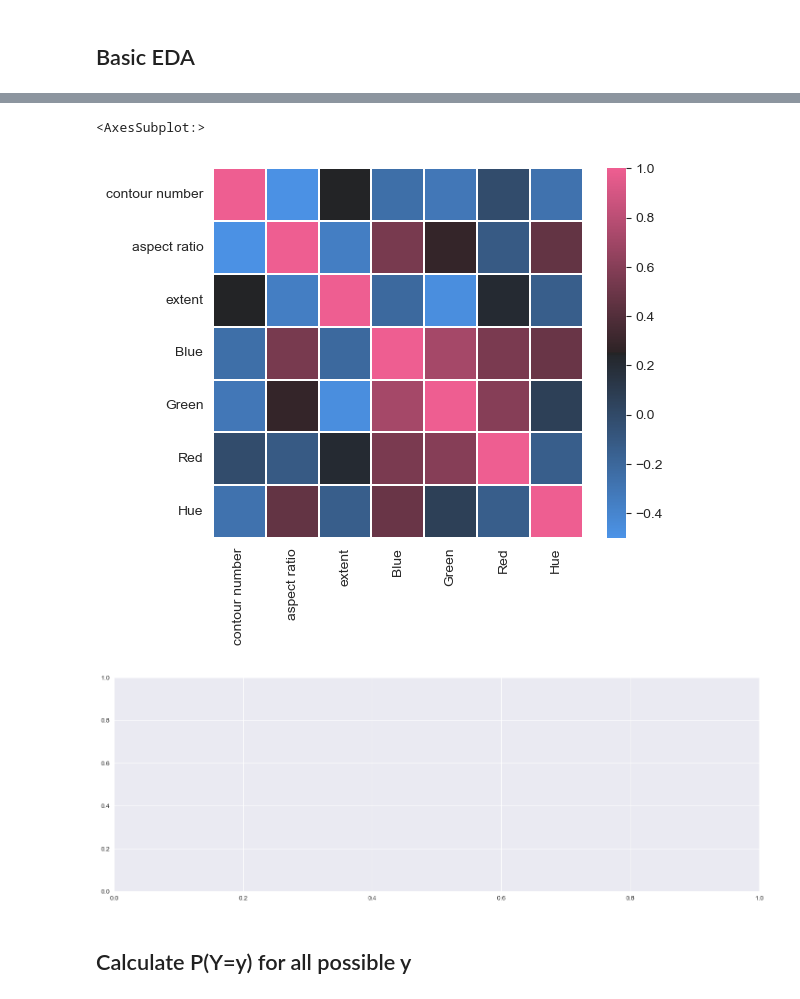
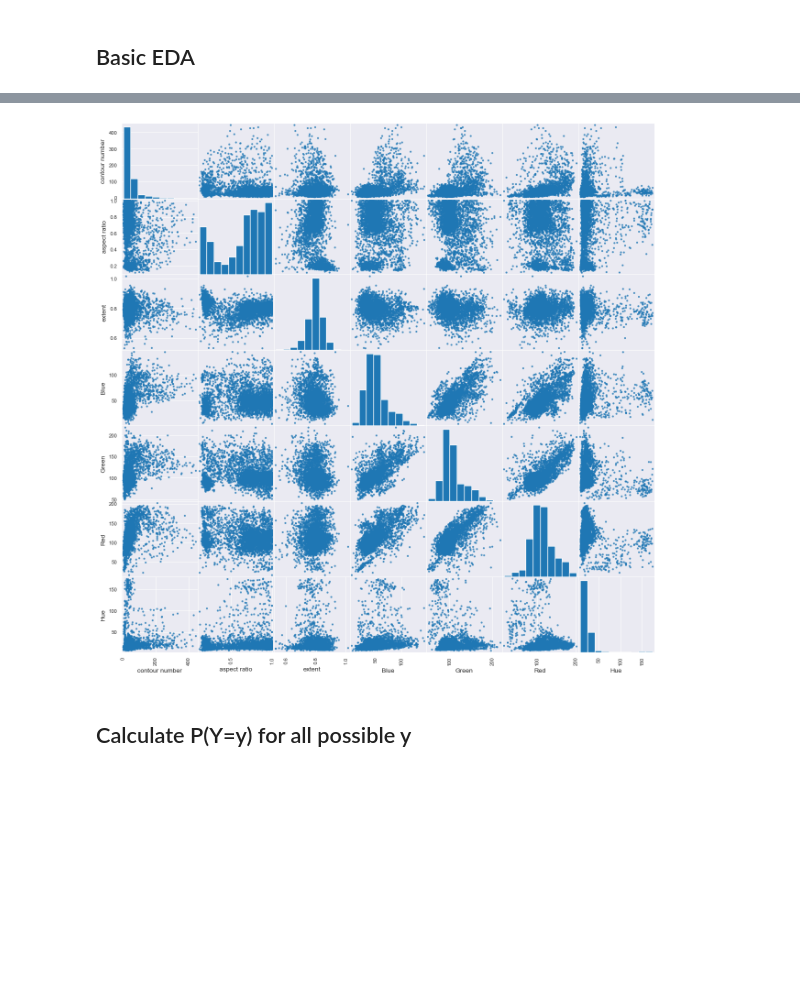
Before and after one commit to Hannes-Bornemann/KI_Gemuese, a Jupyter notebook: Michelle/naive_bayes_yt.ipynb, the cells around one changed output, grey strips where cells are left out. Drawn from its saved outputs; the diff is of its cells as text; code cells hidden in the pictures; blank space fills up the shorter version.

```diff
--- a/Michelle/naive_bayes_yt.ipynb
+++ b/Michelle/naive_bayes_yt.ipynb
@@ -25,7 +33,0 @@ data["class"].hist()
-# %%
-corr = data.iloc[:,:-1].corr(method="pearson")
-cmap = sns.diverging_palette(250,354,80,60,center='dark',as_cmap=True)
-sns.heatmap(corr, vmax=1, vmin=-.5, cmap=cmap, square=True, linewidths=.2)
-# %% [output]
-<AxesSubplot:>
-[figure, removed]
@@ -35,24 +34,15 @@ sns.heatmap(corr, vmax=1, vmin=-.5, cmap=cmap, square=True, linewidths=.2)
-# %%
-#print(data['contour number'])
-#data_series = pd.Series([28, 68, 51, 31, 50, 56, 56, 41, 31, 36])
-fig, axes = plt.subplots(1, 1, figsize=(18, 6), sharey=True)
-#sns.histplot(data_series, kde=True, color='r', ax=axes[0])
-
-#sns.histplot(data['contour number'], kde=True, color='r')
-
-# contour_numbers = data['contour number'].values
-# sns.histplot(contour_numbers, kde=True, color='r')
-
-# fig, axes = plt.subplots(1, 3, figsize=(18, 6), sharey=True)
-# sns.histplot(data, ax=axes[0], x='contour number', kde=True, color='r')
-# sns.histplot(data, ax=axes[1], x='aspect ratio', kde=True, color='b')
-# sns.histplot(data, ax=axes[2], x='extent', kde=True)
-# sns.histplot(data, ax=axes[2], x='Blue', kde=True)
-# sns.histplot(data, ax=axes[2], x='Green', kde=True)
-# sns.histplot(data, ax=axes[2], x='Red', kde=True)
-# sns.histplot(data, ax=axes[2], x='Hue', kde=True)
-# %% [output]
-[figure, removed]
+# %%
+from pandas.plotting import scatter_matrix
+
+# Du kannst hier die gewünschten Merkmale auswählen, abhängig von deinem Datenrahmen
+selected_features = ["contour number", "aspect ratio", "extent", "Blue", "Green", "Red", "Hue"]
+
+# Scatter Matrix erstellen
+scatter_matrix(data[selected_features], alpha=0.8, figsize=(15, 15), diagonal='hist')
+
+plt.show()
+# %% [output]
+[figure, added]
 # %% [markdown]
 ## Calculate P(Y=y) for all possible y
 # %%
```
Also changed, not shown: parts of 7 cells of this notebook, 28 other files.
